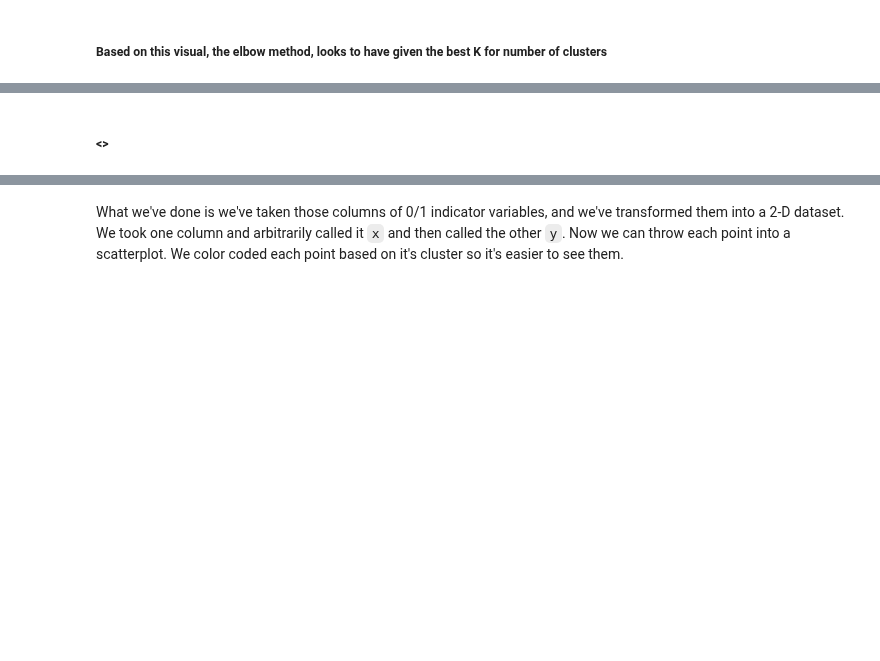
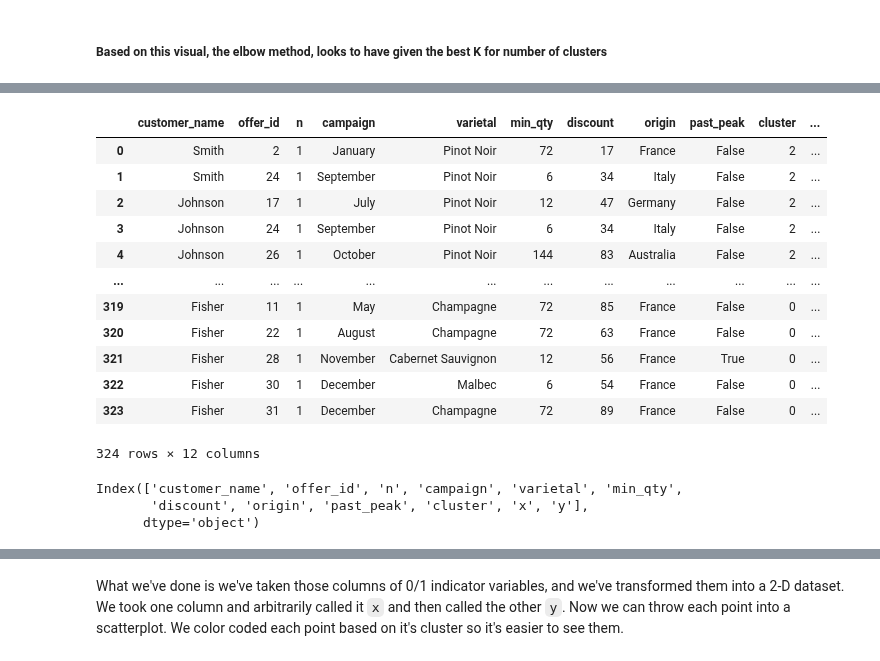
Before and after one commit to Khalif81/Customer-Segmentation-K-Means, a Jupyter notebook: Customer_Segmentation_K-Means.ipynb, the cells around one changed output, grey strips where cells are left out. Cells and saved outputs as stored; diff of their text form; code cells hidden in the pictures; blank space fills up the shorter version.

```diff
--- a/Customer_Segmentation_K-Means.ipynb
+++ b/Customer_Segmentation_K-Means.ipynb
@@ -517,2 +517,5 @@ Text(0.5, 1.0, 'Clustering with Feature Reduction via PCA')
 # %% [markdown]
 ##### Based on this visual, the elbow method, looks to have given the best K for number of clusters
+# %%
+df_consol = df_transactions.merge(df_offers, how='left', on='offer_id')
+df_consol
@@ -519,4 +536,23 @@ Text(0.5, 1.0, 'Clustering with Feature Reduction via PCA')
+# %%
+df_consol = df_consol.merge(df_pca_comp, how='left', on='customer_name')
+df_consol
+# %% [output]
+|  | customer_name | offer_id | n | campaign | varietal | min_qty | discount | origin | past_peak | cluster | ... |
+| 0 | Smith | 2 | 1 | January | Pinot Noir | 72 | 17 | France | False | 2 | ... |
+| 1 | Smith | 24 | 1 | September | Pinot Noir | 6 | 34 | Italy | False | 2 | ... |
+| 2 | Johnson | 17 | 1 | July | Pinot Noir | 12 | 47 | Germany | False | 2 | ... |
+| 3 | Johnson | 24 | 1 | September | Pinot Noir | 6 | 34 | Italy | False | 2 | ... |
+| 4 | Johnson | 26 | 1 | October | Pinot Noir | 144 | 83 | Australia | False | 2 | ... |
+| ... | ... | ... | ... | ... | ... | ... | ... | ... | ... | ... | ... |
+| 319 | Fisher | 11 | 1 | May | Champagne | 72 | 85 | France | False | 0 | ... |
+| 320 | Fisher | 22 | 1 | August | Champagne | 72 | 63 | France | False | 0 | ... |
+| 321 | Fisher | 28 | 1 | November | Cabernet Sauvignon | 12 | 56 | France | True | 0 | ... |
+| 322 | Fisher | 30 | 1 | December | Malbec | 6 | 54 | France | False | 0 | ... |
+| 323 | Fisher | 31 | 1 | December | Champagne | 72 | 89 | France | False | 0 | ... |
+324 rows × 12 columns
 # %%
-df_consol =
+df_consol.columns
+# %% [output]
+Index(['customer_name', 'offer_id', 'n', 'campaign', 'varietal', 'min_qty',
+       'discount', 'origin', 'past_peak', 'cluster', 'x', 'y'],
+      dtype='object')
-# %% [markdown]
-#####  <>
```
Also changed, not shown: parts of 15 cells of this notebook.
